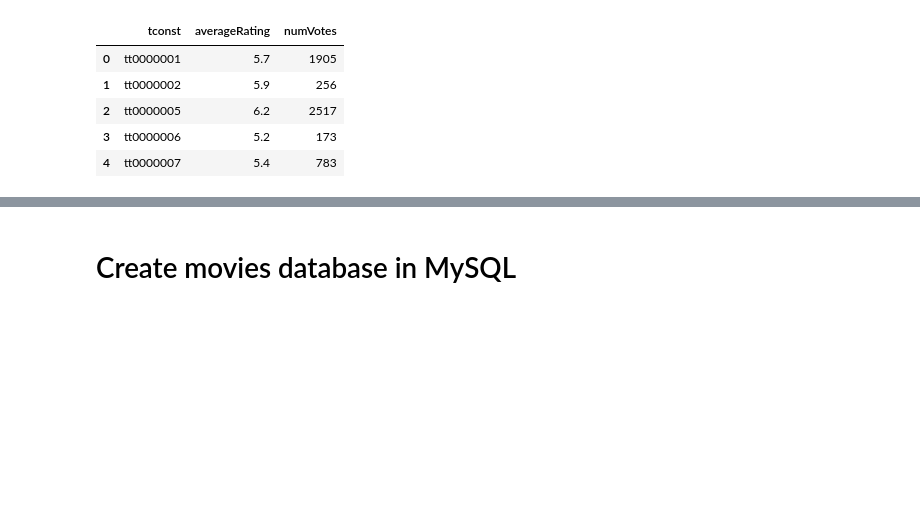
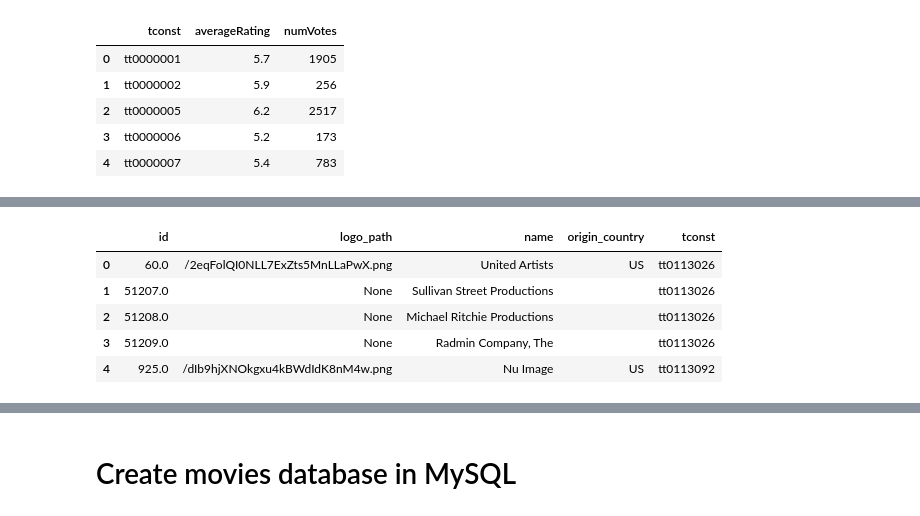
Before and after one commit to cledgeja/IMDB_Project, a Jupyter notebook: Part 3 Database MySQL.ipynb, the cells around one changed output, grey strips where cells are left out. Saved outputs shown, nothing was run; the diff lists cells and outputs as text; code cells hidden in the pictures; blank space fills up the shorter version.

```diff
--- a/Part 3 Database MySQL.ipynb
+++ b/Part 3 Database MySQL.ipynb
@@ -173,3 +201,12 @@ df_tmbd_data.rename(columns={'imdb_id':'tconst'},inplace=True)
 # %%
-df_tmbd_data.describe()
+%%time
+df_production = pd.DataFrame()
+for rows in df_tmbd_data['production_companies'].fillna('[{}]'):
+    x=1
+    while x < len(eval(rows)) and len(eval(rows)) >= 0 :
+        df= pd.json_normalize(eval(rows)[x])
+        df_production = pd.concat([df_production,df],axis=0)
+        x+=1
+
+#len((eval(df_tmbd_data['production_companies'][69250]))
 # %% [output]
@@ -184,0 +218,13 @@ df_tmbd_data.describe()
+# %%
+%%time
+df_productions = pd.DataFrame()
+for index, rows in df_tmbd_data[['tconst','production_companies']].iterrows():
+    try:
+        x=0
+        while x <= len(eval(rows['production_companies'])) and len(eval(rows['production_companies'])) > 1 :
+            df= pd.json_normalize(eval(rows['production_companies'])[x])
+            df['tconst'] = rows['tconst']
+            df_productions = pd.concat([df_productions,df],axis=0)
+            x+=1
+    except:
+        pass
@@ -184,0 +233,2 @@ df_tmbd_data.describe()
+# %%
+df_tmbd_data['production_companies'] = df_tmbd_data['production_companies'].replace('[]','[{}]').fillna('[{}]')#.apply(lambda x: len(eval(x)))
@@ -184,0 +254,10 @@ df_tmbd_data.describe()
+# %%
+%%time
+df_production_companies = pd.DataFrame()
+for index, row in df_tmbd_data[['tconst','production_companies']].iterrows():
+    try:
+        df = pd.json_normalize(eval(row['production_companies']))#['name'].values.flatten().tolist()
+        df['tconst'] = row['tconst']
+        df_production_companies = pd.concat([df_production_companies,df],axis=0,ignore_index=True)
+    except:
+        pass
@@ -184,0 +266,9 @@ df_tmbd_data.describe()
+# %%
+df_production_companies.head(5)
+# %% [output]
+|  | id | logo_path | name | origin_country | tconst |
+| 0 | 60.0 | /2eqFolQI0NLL7ExZts5MnLLaPwX.png | United Artists | US | tt0113026 |
+| 1 | 51207.0 | None | Sullivan Street Productions |  | tt0113026 |
+| 2 | 51208.0 | None | Michael Ritchie Productions |  | tt0113026 |
+| 3 | 51209.0 | None | Radmin Company, The |  | tt0113026 |
+| 4 | 925.0 | /dIb9hjXNOkgxu4kBWdIdK8nM4w.png | Nu Image | US | tt0113092 |
```
Also changed, not shown: parts of 12 cells of this notebook, 1 other file.
